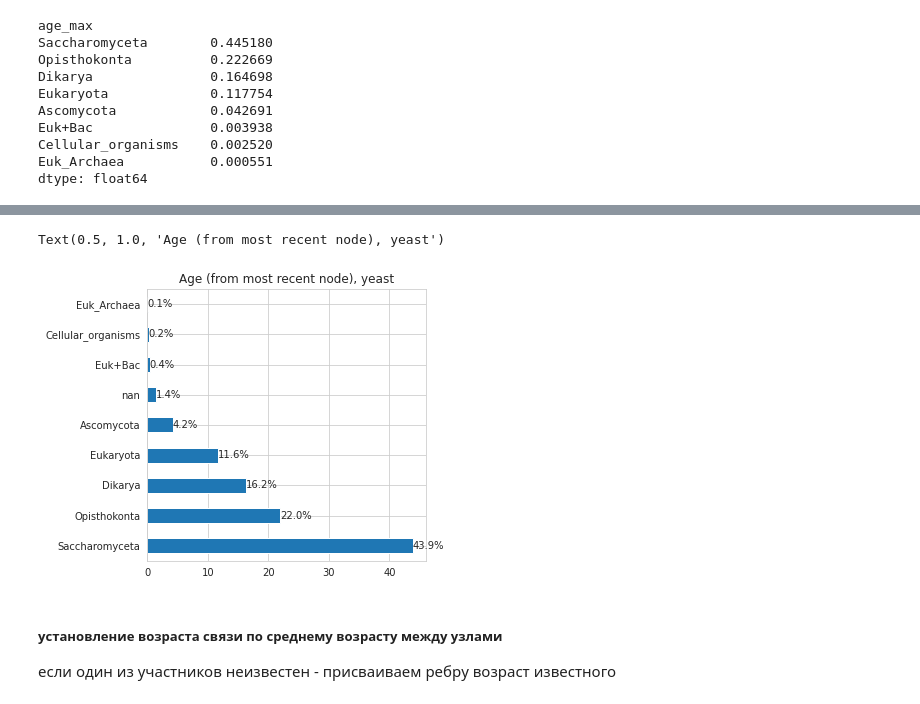
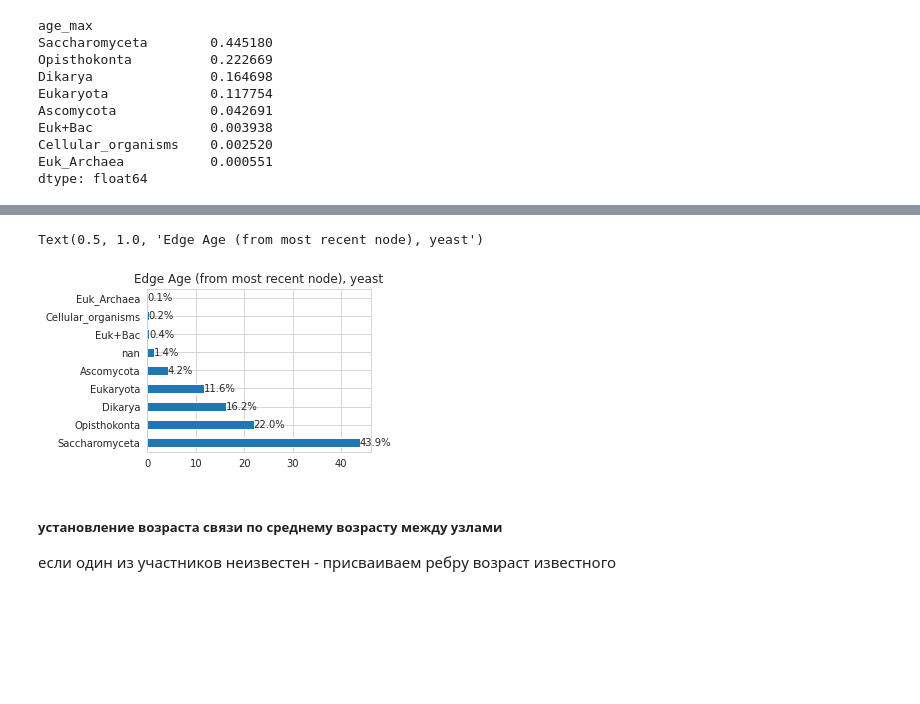
Before and after one commit to Freddsle/age_patterns, a Jupyter notebook: code/02_age_gene_classes.ipynb, the cells around one changed output, grey strips where cells are left out. Cells and saved outputs as stored; diff of their text form; code cells hidden in the pictures; blank space fills up the shorter version.

```diff
--- a/code/02_age_gene_classes.ipynb
+++ b/code/02_age_gene_classes.ipynb
@@ -504,11 +504,11 @@ Cellular_organisms    0.002520
 Euk_Archaea           0.000551
 dtype: float64
 # %%
-plt.rcParams["figure.figsize"] = 5, 5
+plt.rcParams["figure.figsize"] = 4, 3
 
 ax = (yeast_data['age_max'].value_counts(normalize=True) * 100).plot.barh()
 
-plt.title('Age (from most recent node), yeast')
+plt.title('Edges age class, yeast')
 for container in ax.containers:
     ax.bar_label(container, fmt='%.1f%%')
 # %% [output]
@@ -525,13 +525,13 @@ plt.close()
 # %%
 ax = (yeast_data['age_max'].value_counts(normalize=True, dropna=False) * 100).plot.barh()
 
 for container in ax.containers:
     ax.bar_label(container, fmt='%.1f%%')
 
-plt.title('Age (from most recent node), yeast')
+plt.title('Edge Age (from most recent node), yeast')
 # %% [output]
-Text(0.5, 1.0, 'Age (from most recent node), yeast')
+Text(0.5, 1.0, 'Edge Age (from most recent node), yeast')
-[figure, old version]
+[figure, new version]
 # %%
 ax = (yeast_data['age_max'].value_counts(normalize=True, dropna=False) * 100).plot.barh()
 
```
Also changed, not shown: parts of 8 cells of this notebook, 4 other files.
